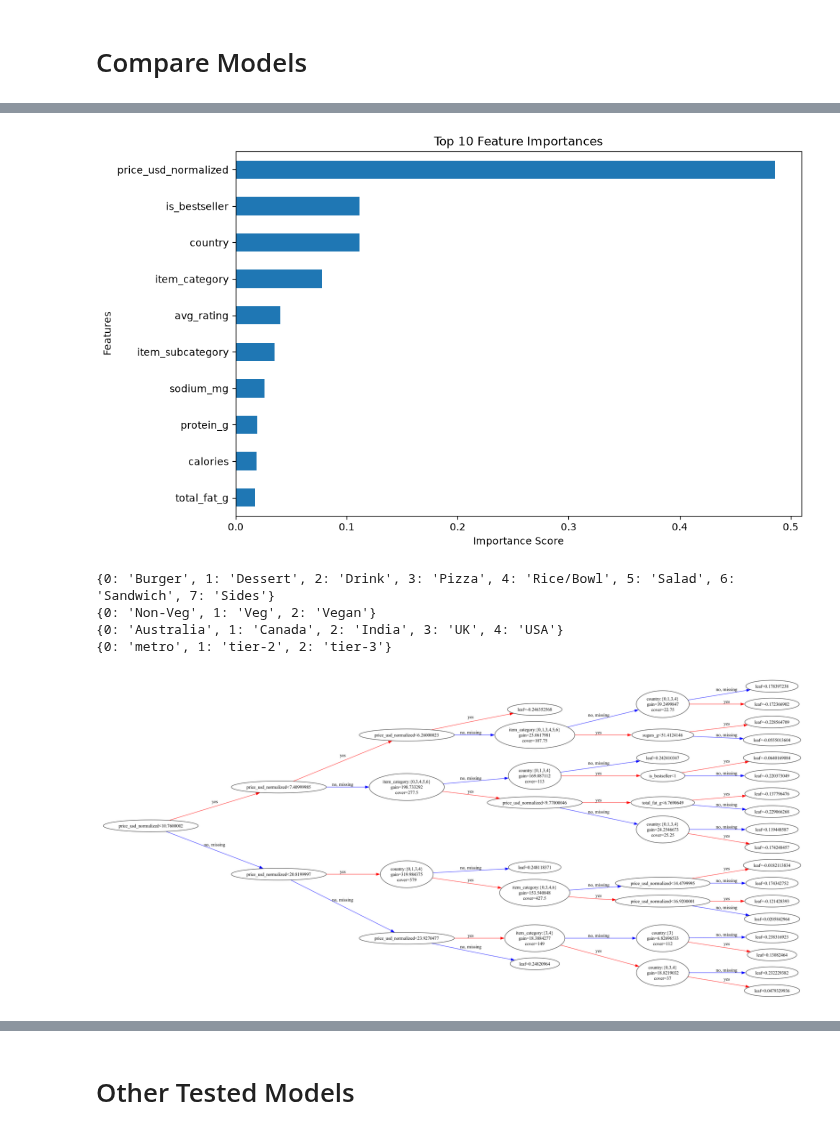
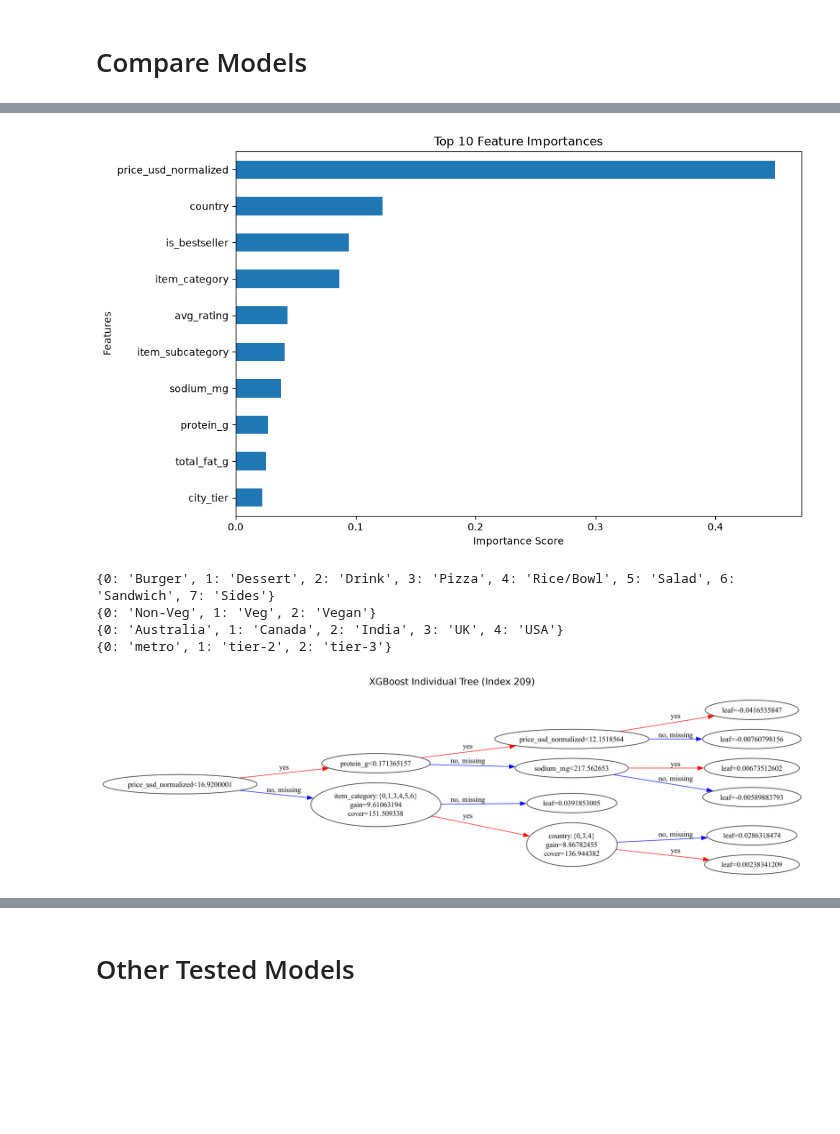
Before and after one commit to jblackman-bit/ads502-final-project, a Jupyter notebook: 2_Model_JB_Classification.ipynb, the cells around one changed output, grey strips where cells are left out. Saved outputs shown, nothing was run; the diff lists cells and outputs as text; code cells hidden in the pictures; blank space fills up the shorter version.

```diff
--- a/2_Model_JB_Classification.ipynb
+++ b/2_Model_JB_Classification.ipynb
@@ -296,51 +295,52 @@ ROC AUC:     0.9829
 # XGBoost with tuning
 from sklearn.model_selection import RandomizedSearchCV
 from scipy.stats import uniform, randint
+from imblearn.pipeline import Pipeline
 
 # set up model
 xgb_model = XGBClassifier(
     random_state=42,  # set for reproduceability
     eval_metric='logloss',  # metric to optimize with
-    enable_categorical=True,  # handle categoricals without one hot encoding
-    early_stopping_rounds=20  # add in early stopping to not overfit
+    enable_categorical=True  # handle categoricals without one hot encoding
 )
+
+pipeline = Pipeline(steps=[
+    ('smote', smote_nc),
+    ('xgb', xgb_model)
+])
 
 # set up parameters
 param_dist = {
     # how quickly the model adapts to training data
-    'learning_rate': uniform(0.01, 0.3),
-    'max_depth': randint(3, 7),  # max depth of trees
-    'n_estimators': randint(50, 300),  # number of trees to build
+    'xgb__learning_rate': uniform(0.01, 0.3),
+    'xgb__max_depth': randint(3, 7),  # max depth of trees
+    'xgb__n_estimators': randint(50, 300),  # number of trees to build
     # fraction of training data sampled to grow a tree
-    'subsample': uniform(0.6, 0.4),
+    'xgb__subsample': uniform(0.6, 0.4),
     # fraction of features randomly chosen for each tree
-    'colsample_bytree': uniform(0.6, 0.4)
+    'xgb__colsample_bytree': uniform(0.6, 0.4)
 }
 
 # search for best parameters
 random_search = RandomizedSearchCV(
-    estimator=xgb_model,
+    estimator=pipeline,
     param_distributions=param_dist,
     n_iter=50,  # number of times to run the parameter combinations
     scoring='roc_auc',  # scoring based on ROC AUC
     cv=3,  # 3 fold cross validated
     verbose=1,  # print what is being fit
-    random_state=42  # set for reproduceability
+    random_state=42,  # set for reproduceability
+    n_jobs=-1  # speed up search
 )
 
 # fit the random search
-random_search.fit(X_train, Y_train,
-                  eval_set=[(X_test, Y_test)],
-                  verbose=False)
+random_search.fit(X_train, Y_train)
 
 # print best parameters
 print(f"Best Parameters: {random_search.best_params_}")
 
 # train and evaluate tuned XGBoost model
 best_xgb = random_search.best_estimator_
-
-# turn off early stopping rounds
-best_xgb.set_params(early_stopping_rounds=None)
 
 tuned_xgb_metrics = train_and_evaluate(
     best_xgb,
@@ -406,7 +440,7 @@ results_df.sort_values(by='f1_score', ascending=False). round(3)
 | Baseline (Majority Class) | 0.901 | 0.000 | 0.000 | 1.000 | 0.000 | 0.500 |
 # %%
 # Get feature importance
-importances = best_xgb.feature_importances_
+importances = best_xgb.named_steps['xgb'].feature_importances_
 feature_names = X_train.columns
 feat_imp = pd.Series(
     importances, index=feature_names).sort_values(ascending=False)
@@ -420,7 +454,7 @@ plt.ylabel("Features")
 plt.tight_layout()
 plt.show()
 # %% [output]
-[figure, old version]
+[figure, new version]
 # %%
 print(dict(enumerate(X_train['item_category'].cat.categories)))
 print(dict(enumerate(X_train['item_subcategory'].cat.categories)))
@@ -434,18 +468,22 @@ print(dict(enumerate(X_train['city_tier'].cat.categories)))
 # %%
 from xgboost import plot_tree
 
 # increase DPI and figure size
 fig, ax = plt.subplots(figsize=(15, 10), dpi=300)
 
 # plot tree
-plot_tree(best_xgb, tree_idx=0, ax=ax, rankdir='LR')
+plot_tree(best_xgb.named_steps['xgb'], tree_idx=209,
+          ax=ax, rankdir='LR')
+plt.title("XGBoost Individual Tree (Index 209)", fontsize=14, pad=20)
+plt.tight_layout()
 
 # save and show tree
-plt.savefig("xgboost_tree_high_res.pdf", format="pdf", bbox_inches="tight")
+plt.savefig("xgboost_tree_high_res.pdf",
+            format="pdf", bbox_inches="tight")
 
 plt.show()
 # %% [output]
-[figure, old version]
+[figure, new version]
 # %%
 import shap
 
```
Also changed, not shown: parts of 11 cells of this notebook.
